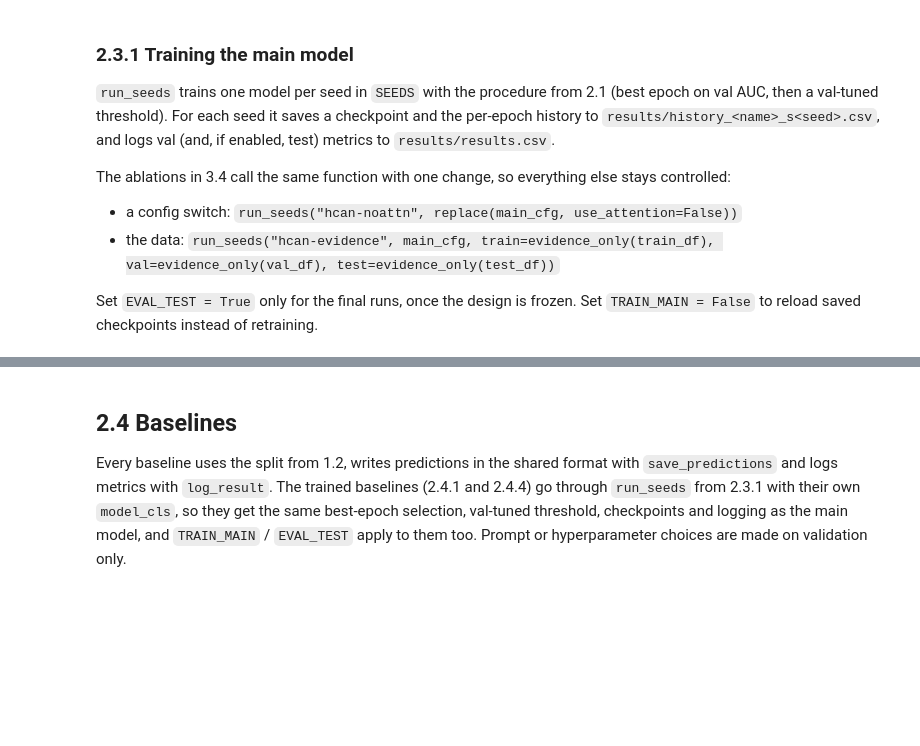
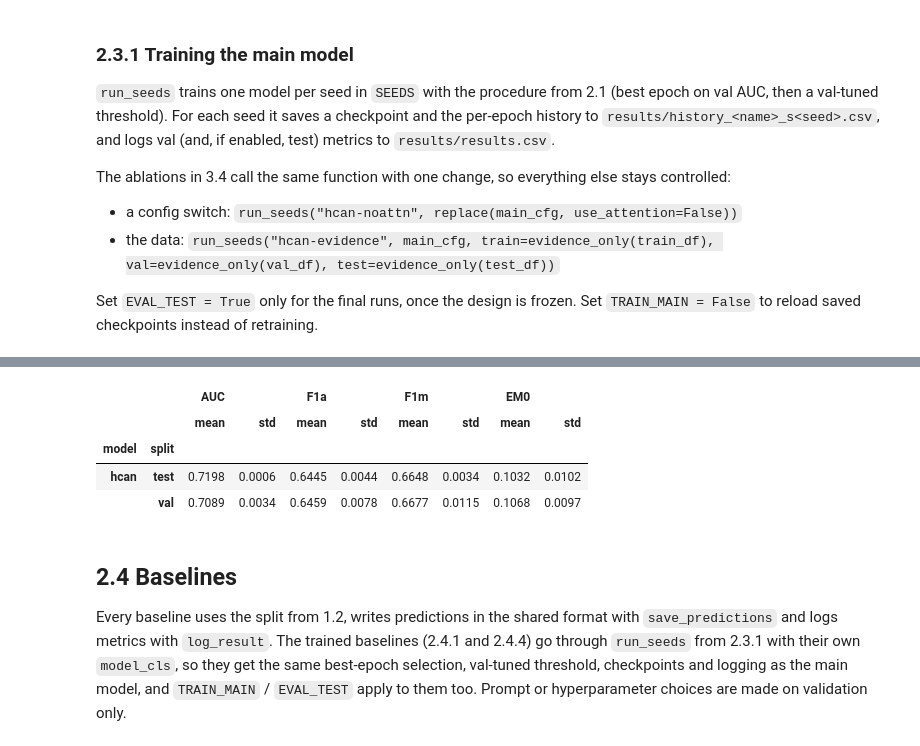
Before and after one commit to rayhao-han/NLP_Proj, a Jupyter notebook: CITS4012_Group56.ipynb, the cells around one changed output, grey strips where cells are left out. Drawn from its saved outputs; the diff is of its cells as text; code cells hidden in the pictures; blank space fills up the shorter version.

```diff
--- a/CITS4012_Group56.ipynb
+++ b/CITS4012_Group56.ipynb
@@ -805,7 +812,7 @@ main_cfg = HCAConfig(vocab_size=len(vocab))
 main_tcfg = TrainConfig(lr=1e-3, batch_size=32, epochs=15, patience=3)
 
 TRAIN_MAIN = True    # False: load the saved checkpoints from checkpoints/ instead of retraining
-EVAL_TEST = False    # keep False while tuning; set True only for the final, frozen runs
+EVAL_TEST = True     # keep False while tuning; set True only for the final, frozen runs
 
 def run_seeds(name, cfg, tcfg=main_tcfg, train=train_df, val=val_df, test=test_df,
               seeds=SEEDS, retrain=None, eval_test=None, model_cls=None) -> dict:
@@ -846,3 +853,4 @@ def seed_summary(*names):
 
 main_models = run_seeds(MAIN_NAME, main_cfg)
 seed_summary(MAIN_NAME)
+# %% [output]
@@ -849,3 +874,8 @@ seed_summary(MAIN_NAME)
+|  |  | AUC |  | F1a |  | F1m |  | EM0 |  |
+|  |  | mean | std | mean | std | mean | std | mean | std |
+| model | split |  |  |  |  |  |  |  |  |
+| hcan | test | 0.7198 | 0.0006 | 0.6445 | 0.0044 | 0.6648 | 0.0034 | 0.1032 | 0.0102 |
+|  | val | 0.7089 | 0.0034 | 0.6459 | 0.0078 | 0.6677 | 0.0115 | 0.1068 | 0.0097 |
 # %% [markdown]
 ## 2.4 Baselines
 Every baseline uses the split from 1.2, writes predictions in the shared format with `save_predictions` and logs metrics with `log_result`. The trained baselines (2.4.1 and 2.4.4) go through `run_seeds` from 2.3.1 with their own `model_cls`, so they get the same best-epoch selection, val-tuned threshold, checkpoints and logging as the main model, and `TRAIN_MAIN` / `EVAL_TEST` apply to them too. Prompt or hyperparameter choices are made on validation only.
```
Also changed, not shown: parts of 11 cells of this notebook, 53 other files.
